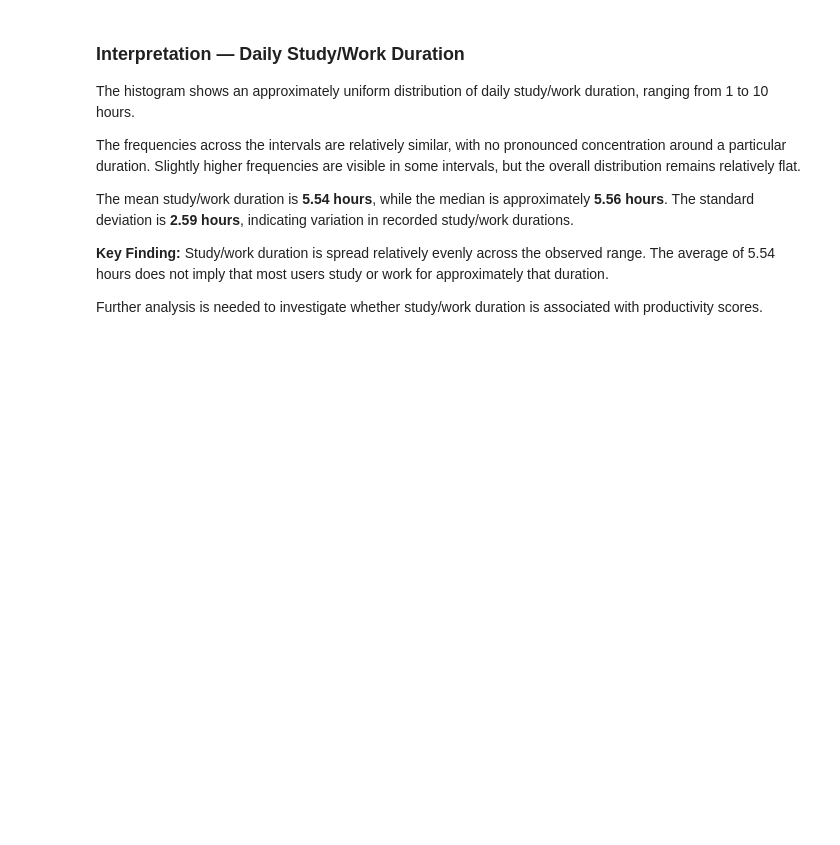
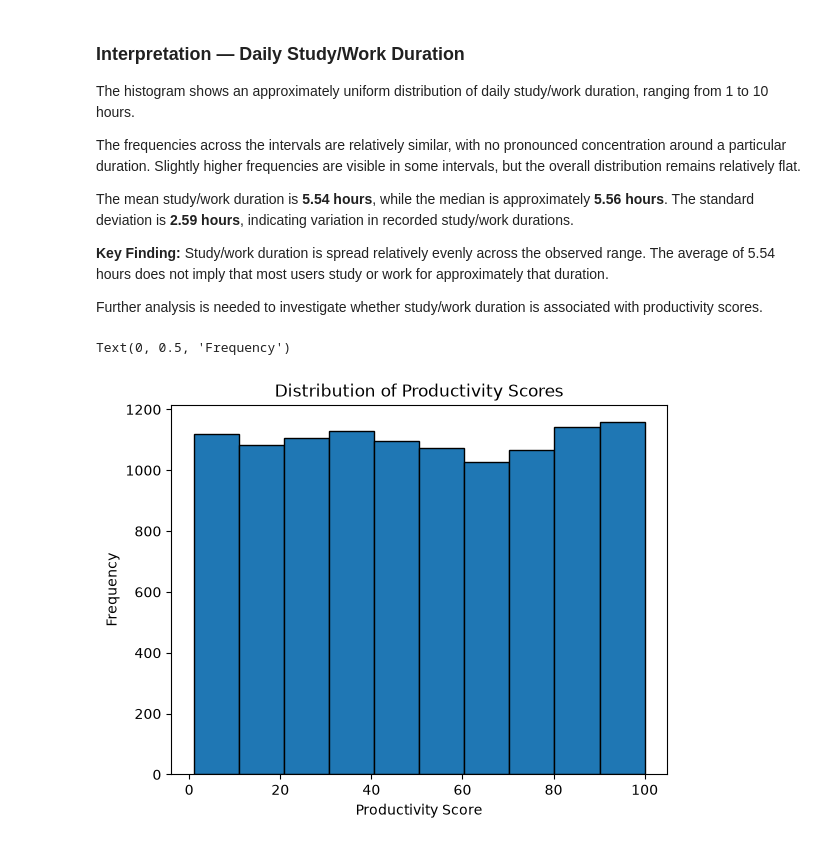
Before and after one commit to VaniGupta290307/digital-life-habits, a Jupyter notebook: Digital_life_habbit/data/data-analysis_visuals_univariate.ipynb, the cells around one changed output. Saved outputs shown, nothing was run; the diff lists cells and outputs as text; code cells hidden in the pictures; blank space fills up the shorter version.

Commit message:
update data analysis univariate visuals

```diff
--- a/Digital_life_habbit/data/data-analysis_visuals_univariate.ipynb
+++ b/Digital_life_habbit/data/data-analysis_visuals_univariate.ipynb
@@ -145,3 +137,11 @@ The mean study/work duration is **5.54 hours**, while the median is approximatel
 **Key Finding:** Study/work duration is spread relatively evenly across the observed range. The average of 5.54 hours does not imply that most users study or work for approximately that duration.
 
 Further analysis is needed to investigate whether study/work duration is associated with productivity scores.
+# %%
+plt.hist(df["productivity_score"], bins=10,edgecolor="black")
+plt.title("Distribution of Productivity Scores")
+plt.xlabel("Productivity Score")
+plt.ylabel("Frequency")
+# %% [output]
+Text(0, 0.5, 'Frequency')
+[figure, added]
```
Also changed, not shown: parts of 3 cells of this notebook.
